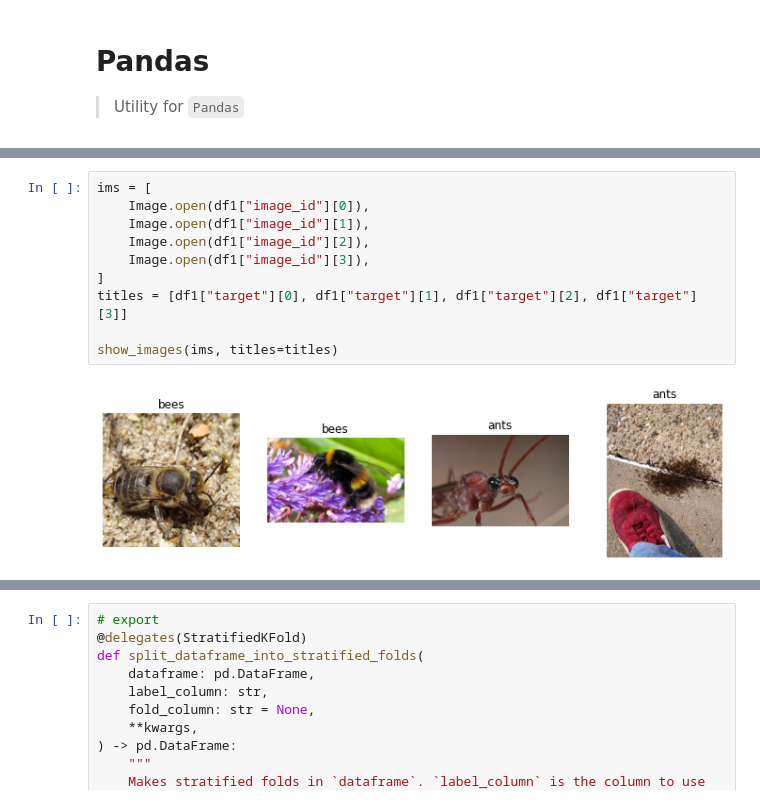
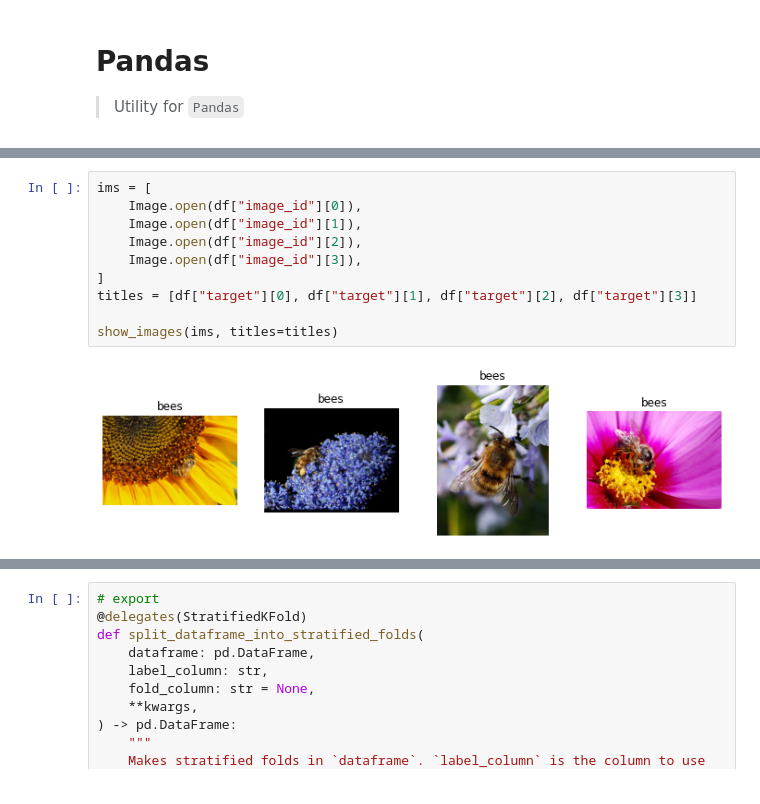
Before and after one commit to benihime91/gale, a Jupyter notebook: nbs/06_collections.pandas.ipynb, the cells around one changed output, grey strips where cells are left out. Saved outputs shown, nothing was run; the diff lists cells and outputs as text.

```diff
--- a/nbs/06_collections.pandas.ipynb
+++ b/nbs/06_collections.pandas.ipynb
@@ -141,16 +142,16 @@ test_eq(df1, df2)
 [interactive output not drawn]
 # %%
 ims = [
-    Image.open(df1["image_id"][0]),
-    Image.open(df1["image_id"][1]),
-    Image.open(df1["image_id"][2]),
-    Image.open(df1["image_id"][3]),
+    Image.open(df["image_id"][0]),
+    Image.open(df["image_id"][1]),
+    Image.open(df["image_id"][2]),
+    Image.open(df["image_id"][3]),
 ]
-titles = [df1["target"][0], df1["target"][1], df1["target"][2], df1["target"][3]]
+titles = [df["target"][0], df["target"][1], df["target"][2], df["target"][3]]
 
 show_images(ims, titles=titles)
 # %% [output]
-[figure, old version]
+[figure, new version]
 [interactive output not drawn]
 # %%
 # export
```
Also changed, not shown: parts of 3 cells of this notebook, 1 other file.
